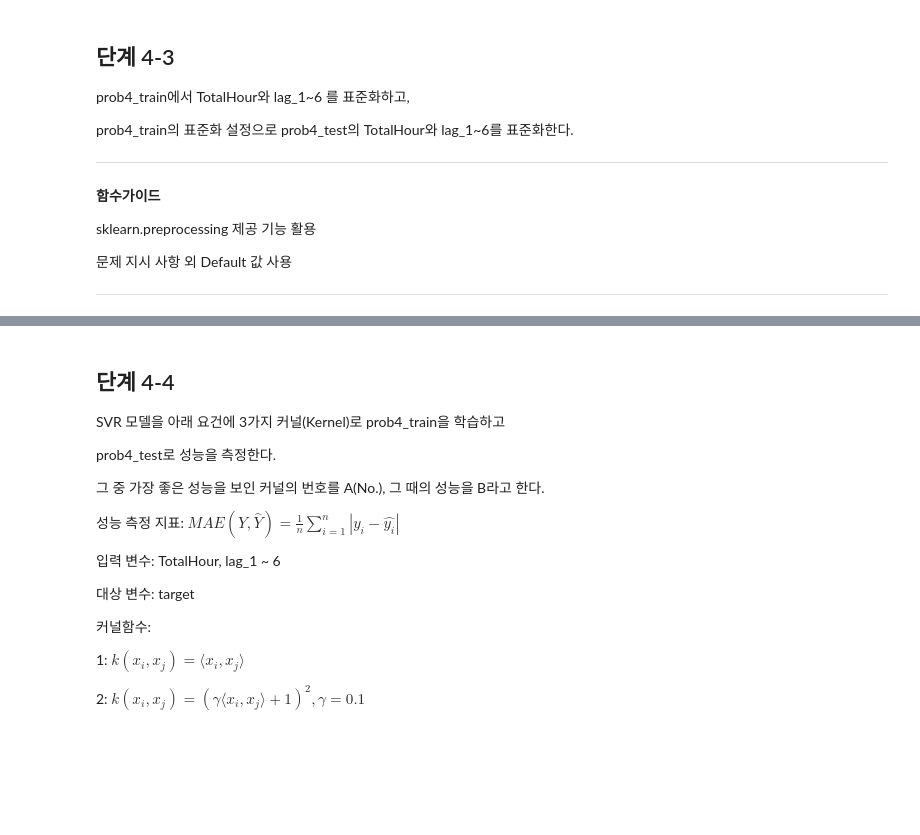
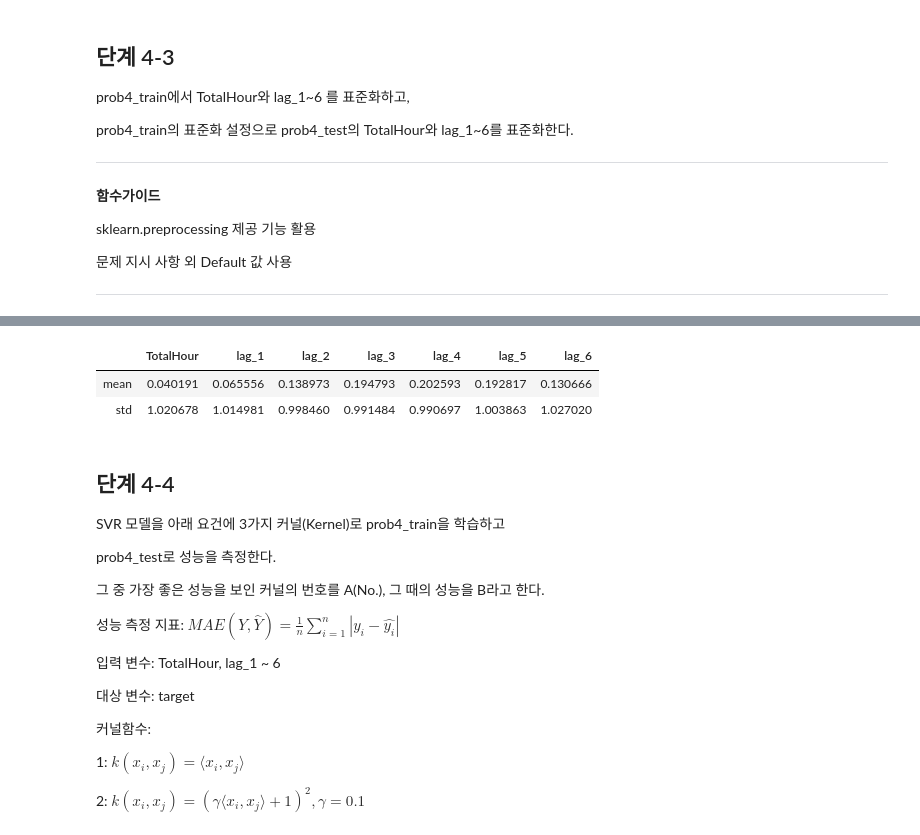
Before and after one commit to sunkusun9/DS_lv3_2308, a Jupyter notebook: sec_ds_lv3_prob3_prob.ipynb, the cells around one changed output, grey strips where cells are left out. Drawn from its saved outputs; the diff is of its cells as text; code cells hidden in the pictures; blank space fills up the shorter version.

```diff
--- a/sec_ds_lv3_prob3_prob.ipynb
+++ b/sec_ds_lv3_prob3_prob.ipynb
@@ -1086,3 +1126,9 @@ sklearn.preprocessing  제공 기능 활용
+# %%
+df_prob4_test[X_std].agg(['mean', 'std'])
+# %% [output]
+|  | TotalHour | lag_1 | lag_2 | lag_3 | lag_4 | lag_5 | lag_6 |
+| mean | 0.040191 | 0.065556 | 0.138973 | 0.194793 | 0.202593 | 0.192817 | 0.130666 |
+| std | 1.020678 | 1.014981 | 0.998460 | 0.991484 | 0.990697 | 1.003863 | 1.027020 |
 # %% [markdown]
 ## 단계 4-4
 
```
Also changed, not shown: parts of 81 cells of this notebook.
